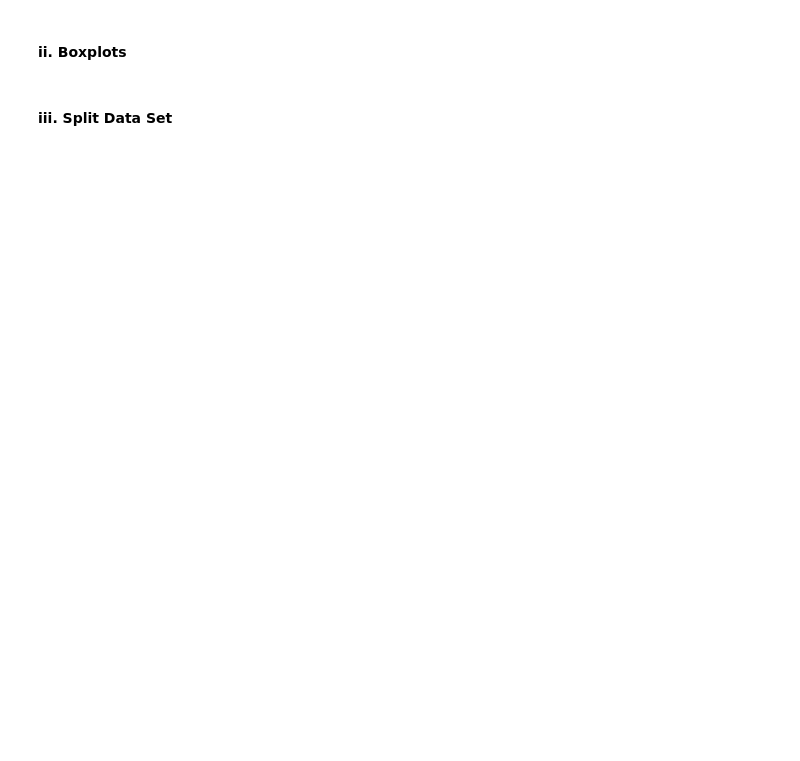
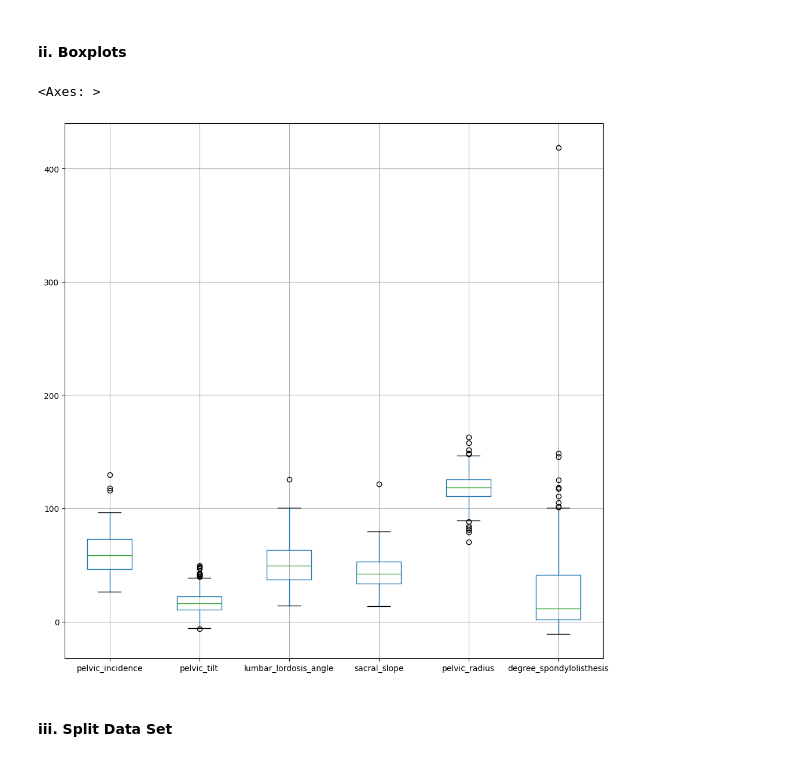
Before and after one commit to Brice12347/DSCI552HW1, a Jupyter notebook: Patchou_Brice_HW1.ipynb, the cells around one changed output. Saved outputs shown, nothing was run; the diff lists cells and outputs as text; code cells hidden in the pictures; blank space fills up the shorter version.

```diff
--- a/Patchou_Brice_HW1.ipynb
+++ b/Patchou_Brice_HW1.ipynb
@@ -70,4 +89,9 @@ ValueError: x and y must be the same size
 # %% [markdown]
 #### ii. Boxplots
+# %%
+pd.plotting.boxplot(df_for_plot, figsize=(12,12))
+# %% [output]
+<Axes: >
+[figure, added]
 # %% [markdown]
 #### iii. Split Data Set
```
Also changed, not shown: parts of 11 cells of this notebook.
